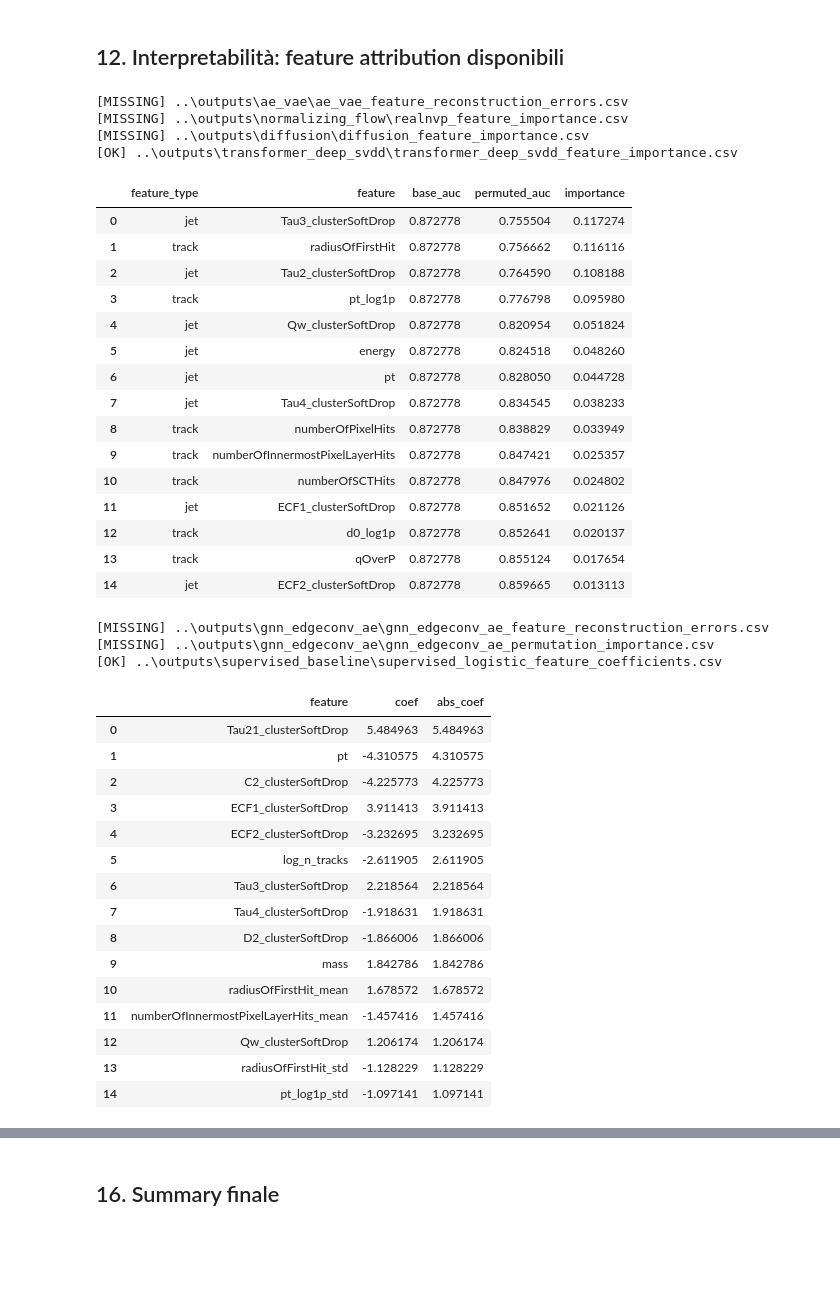
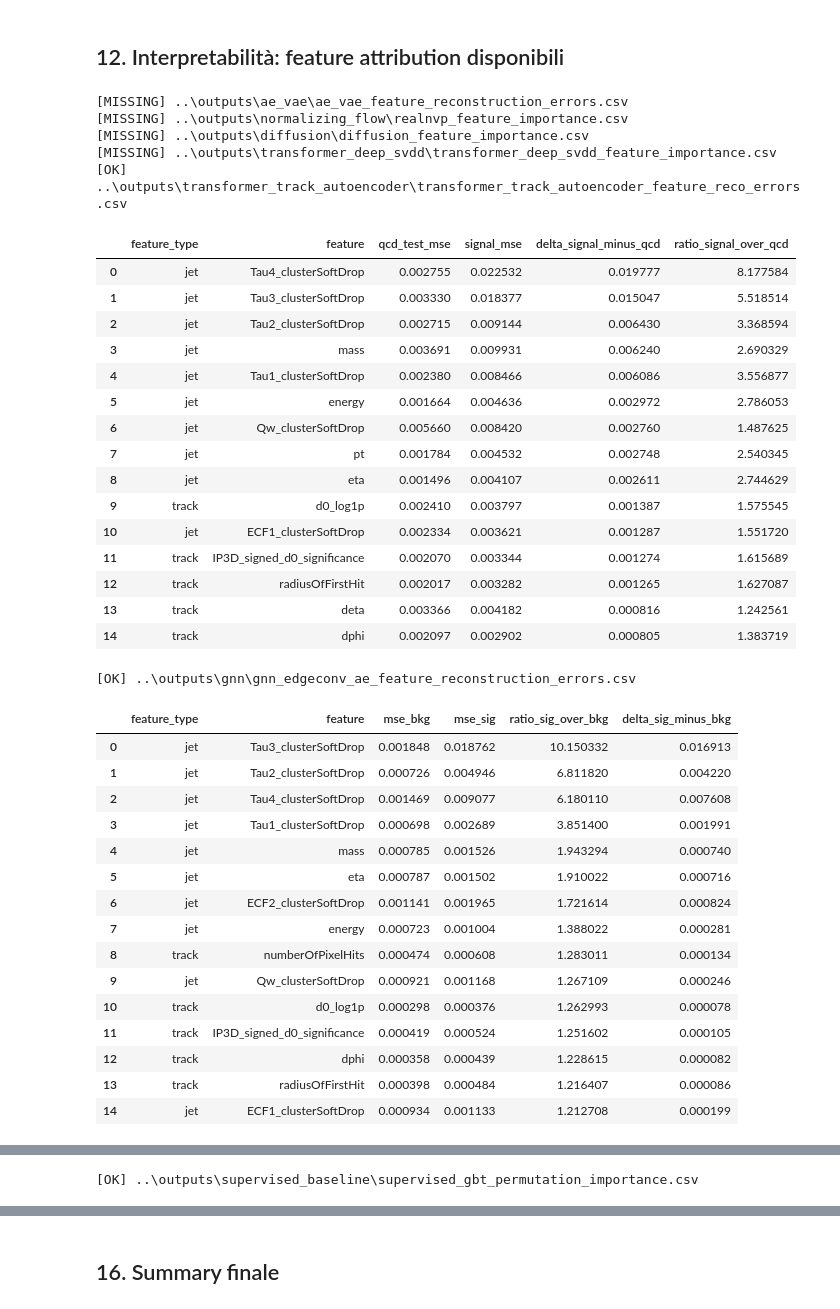
Before and after one commit to Phaesmatos/advanceml, a Jupyter notebook: FINAL/notebooks/FINAL_task3_evaluation.ipynb, the cells around one changed output, grey strips where cells are left out. Cells and saved outputs as stored; diff of their text form; code cells hidden in the pictures; blank space fills up the shorter version.

```diff
--- a/FINAL/notebooks/FINAL_task3_evaluation.ipynb
+++ b/FINAL/notebooks/FINAL_task3_evaluation.ipynb
@@ -49,7 +49,7 @@ np.random.seed(SEED)
 pd.set_option("display.max_columns", 200)
 pd.set_option("display.width", 180)
 
-CANDIDATE_BASES = [Path(".."), Path("."), Path("FINAL")]
+CANDIDATE_BASES = [Path(".."), Path("."), Path("FINAL"), Path("../FINAL"), Path("../../FINAL")]
 PROJECT_BASE = None
 
 for base in CANDIDATE_BASES:
@@ -970,65 +1016,67 @@ else:
 # %%
 # Colleziona feature importance / reconstruction error prodotti dai notebook modello, se disponibili.
 importance_files = [
     OUTPUTS_DIR / "ae_vae" / "ae_vae_feature_reconstruction_errors.csv",
     OUTPUTS_DIR / "normalizing_flow" / "realnvp_feature_importance.csv",
     OUTPUTS_DIR / "diffusion" / "diffusion_feature_importance.csv",
     OUTPUTS_DIR / "transformer_deep_svdd" / "transformer_deep_svdd_feature_importance.csv",
+    OUTPUTS_DIR / "transformer_track_autoencoder" / "transformer_track_autoencoder_feature_reco_errors.csv",
+    OUTPUTS_DIR / "gnn" / "gnn_edgeconv_ae_feature_reconstruction_errors.csv",
+    OUTPUTS_DIR / "gnn" / "gnn_edgeconv_ae_permutation_importance.csv",
     OUTPUTS_DIR / "gnn_edgeconv_ae" / "gnn_edgeconv_ae_feature_reconstruction_errors.csv",
     OUTPUTS_DIR / "gnn_edgeconv_ae" / "gnn_edgeconv_ae_permutation_importance.csv",
     SUP_DIR / "supervised_logistic_feature_coefficients.csv",
     SUP_DIR / "supervised_gbt_permutation_importance.csv",
 ]
 
 available_importance = []
 for p in importance_files:
     if p.exists():
         df = safe_read_csv(p)
         if df is not None:
             available_importance.append({"file": str(p), "n_rows": len(df), "columns": list(df.columns)})
             print("[OK]", p)
             display(df.head(15))
     else:
         print("[MISSING]", p)
 
 pd.DataFrame(available_importance).to_csv(TASK3_DIR / "available_interpretability_files.csv", index=False)
 # %% [output]
 [MISSING] ..\outputs\ae_vae\ae_vae_feature_reconstruction_errors.csv
 [MISSING] ..\outputs\normalizing_flow\realnvp_feature_importance.csv
 [MISSING] ..\outputs\diffusion\diffusion_feature_importance.csv
-[OK] ..\outputs\transformer_deep_svdd\transformer_deep_svdd_feature_importance.csv
+[MISSING] ..\outputs\transformer_deep_svdd\transformer_deep_svdd_feature_importance.csv
+[OK] ..\outputs\transformer_track_autoencoder\transformer_track_autoencoder_feature_reco_errors.csv
-|  | feature_type | feature | base_auc | permuted_auc | importance |
-| 0 | jet | Tau3_clusterSoftDrop | 0.872778 | 0.755504 | 0.117274 |
-| 1 | track | radiusOfFirstHit | 0.872778 | 0.756662 | 0.116116 |
-| 2 | jet | Tau2_clusterSoftDrop | 0.872778 | 0.764590 | 0.108188 |
-| 3 | track | pt_log1p | 0.872778 | 0.776798 | 0.095980 |
-| 4 | jet | Qw_clusterSoftDrop | 0.872778 | 0.820954 | 0.051824 |
-| 5 | jet | energy | 0.872778 | 0.824518 | 0.048260 |
-| 6 | jet | pt | 0.872778 | 0.828050 | 0.044728 |
-| 7 | jet | Tau4_clusterSoftDrop | 0.872778 | 0.834545 | 0.038233 |
-| 8 | track | numberOfPixelHits | 0.872778 | 0.838829 | 0.033949 |
-| 9 | track | numberOfInnermostPixelLayerHits | 0.872778 | 0.847421 | 0.025357 |
-| 10 | track | numberOfSCTHits | 0.872778 | 0.847976 | 0.024802 |
-| 11 | jet | ECF1_clusterSoftDrop | 0.872778 | 0.851652 | 0.021126 |
-| 12 | track | d0_log1p | 0.872778 | 0.852641 | 0.020137 |
-| 13 | track | qOverP | 0.872778 | 0.855124 | 0.017654 |
-| 14 | jet | ECF2_clusterSoftDrop | 0.872778 | 0.859665 | 0.013113 |
+|  | feature_type | feature | qcd_test_mse | signal_mse | delta_signal_minus_qcd | ratio_signal_over_qcd |
+| 0 | jet | Tau4_clusterSoftDrop | 0.002755 | 0.022532 | 0.019777 | 8.177584 |
+| 1 | jet | Tau3_clusterSoftDrop | 0.003330 | 0.018377 | 0.015047 | 5.518514 |
+| 2 | jet | Tau2_clusterSoftDrop | 0.002715 | 0.009144 | 0.006430 | 3.368594 |
+| 3 | jet | mass | 0.003691 | 0.009931 | 0.006240 | 2.690329 |
+| 4 | jet | Tau1_clusterSoftDrop | 0.002380 | 0.008466 | 0.006086 | 3.556877 |
+| 5 | jet | energy | 0.001664 | 0.004636 | 0.002972 | 2.786053 |
+| 6 | jet | Qw_clusterSoftDrop | 0.005660 | 0.008420 | 0.002760 | 1.487625 |
+| 7 | jet | pt | 0.001784 | 0.004532 | 0.002748 | 2.540345 |
+| 8 | jet | eta | 0.001496 | 0.004107 | 0.002611 | 2.744629 |
+| 9 | track | d0_log1p | 0.002410 | 0.003797 | 0.001387 | 1.575545 |
+| 10 | jet | ECF1_clusterSoftDrop | 0.002334 | 0.003621 | 0.001287 | 1.551720 |
+| 11 | track | IP3D_signed_d0_significance | 0.002070 | 0.003344 | 0.001274 | 1.615689 |
+| 12 | track | radiusOfFirstHit | 0.002017 | 0.003282 | 0.001265 | 1.627087 |
+| 13 | track | deta | 0.003366 | 0.004182 | 0.000816 | 1.242561 |
+| 14 | track | dphi | 0.002097 | 0.002902 | 0.000805 | 1.383719 |
-[MISSING] ..\outputs\gnn_edgeconv_ae\gnn_edgeconv_ae_feature_reconstruction_errors.csv
-[MISSING] ..\outputs\gnn_edgeconv_ae\gnn_edgeconv_ae_permutation_importance.csv
-[OK] ..\outputs\supervised_baseline\supervised_logistic_feature_coefficients.csv
+[OK] ..\outputs\gnn\gnn_edgeconv_ae_feature_reconstruction_errors.csv
-|  | feature | coef | abs_coef |
-| 0 | Tau21_clusterSoftDrop | 5.484963 | 5.484963 |
-| 1 | pt | -4.310575 | 4.310575 |
-| 2 | C2_clusterSoftDrop | -4.225773 | 4.225773 |
-| 3 | ECF1_clusterSoftDrop | 3.911413 | 3.911413 |
-| 4 | ECF2_clusterSoftDrop | -3.232695 | 3.232695 |
-| 5 | log_n_tracks | -2.611905 | 2.611905 |
-| 6 | Tau3_clusterSoftDrop | 2.218564 | 2.218564 |
-| 7 | Tau4_clusterSoftDrop | -1.918631 | 1.918631 |
-| 8 | D2_clusterSoftDrop | -1.866006 | 1.866006 |
-| 9 | mass | 1.842786 | 1.842786 |
-| 10 | radiusOfFirstHit_mean | 1.678572 | 1.678572 |
-| 11 | numberOfInnermostPixelLayerHits_mean | -1.457416 | 1.457416 |
-| 12 | Qw_clusterSoftDrop | 1.206174 | 1.206174 |
-| 13 | radiusOfFirstHit_std | -1.128229 | 1.128229 |
-| 14 | pt_log1p_std | -1.097141 | 1.097141 |
+|  | feature_type | feature | mse_bkg | mse_sig | ratio_sig_over_bkg | delta_sig_minus_bkg |
+| 0 | jet | Tau3_clusterSoftDrop | 0.001848 | 0.018762 | 10.150332 | 0.016913 |
+| 1 | jet | Tau2_clusterSoftDrop | 0.000726 | 0.004946 | 6.811820 | 0.004220 |
+| 2 | jet | Tau4_clusterSoftDrop | 0.001469 | 0.009077 | 6.180110 | 0.007608 |
+| 3 | jet | Tau1_clusterSoftDrop | 0.000698 | 0.002689 | 3.851400 | 0.001991 |
+| 4 | jet | mass | 0.000785 | 0.001526 | 1.943294 | 0.000740 |
+| 5 | jet | eta | 0.000787 | 0.001502 | 1.910022 | 0.000716 |
+| 6 | jet | ECF2_clusterSoftDrop | 0.001141 | 0.001965 | 1.721614 | 0.000824 |
+| 7 | jet | energy | 0.000723 | 0.001004 | 1.388022 | 0.000281 |
+| 8 | track | numberOfPixelHits | 0.000474 | 0.000608 | 1.283011 | 0.000134 |
+| 9 | jet | Qw_clusterSoftDrop | 0.000921 | 0.001168 | 1.267109 | 0.000246 |
+| 10 | track | d0_log1p | 0.000298 | 0.000376 | 1.262993 | 0.000078 |
+| 11 | track | IP3D_signed_d0_significance | 0.000419 | 0.000524 | 1.251602 | 0.000105 |
+| 12 | track | dphi | 0.000358 | 0.000439 | 1.228615 | 0.000082 |
+| 13 | track | radiusOfFirstHit | 0.000398 | 0.000484 | 1.216407 | 0.000086 |
+| 14 | jet | ECF1_clusterSoftDrop | 0.000934 | 0.001133 | 1.212708 | 0.000199 |
@@ -1051,0 +1103 @@ pd.DataFrame(available_importance).to_csv(TASK3_DIR / "available_interpretabilit
+[OK] ..\outputs\supervised_baseline\supervised_gbt_permutation_importance.csv
```
Also changed, not shown: parts of 31 cells of this notebook, 4 other files.
